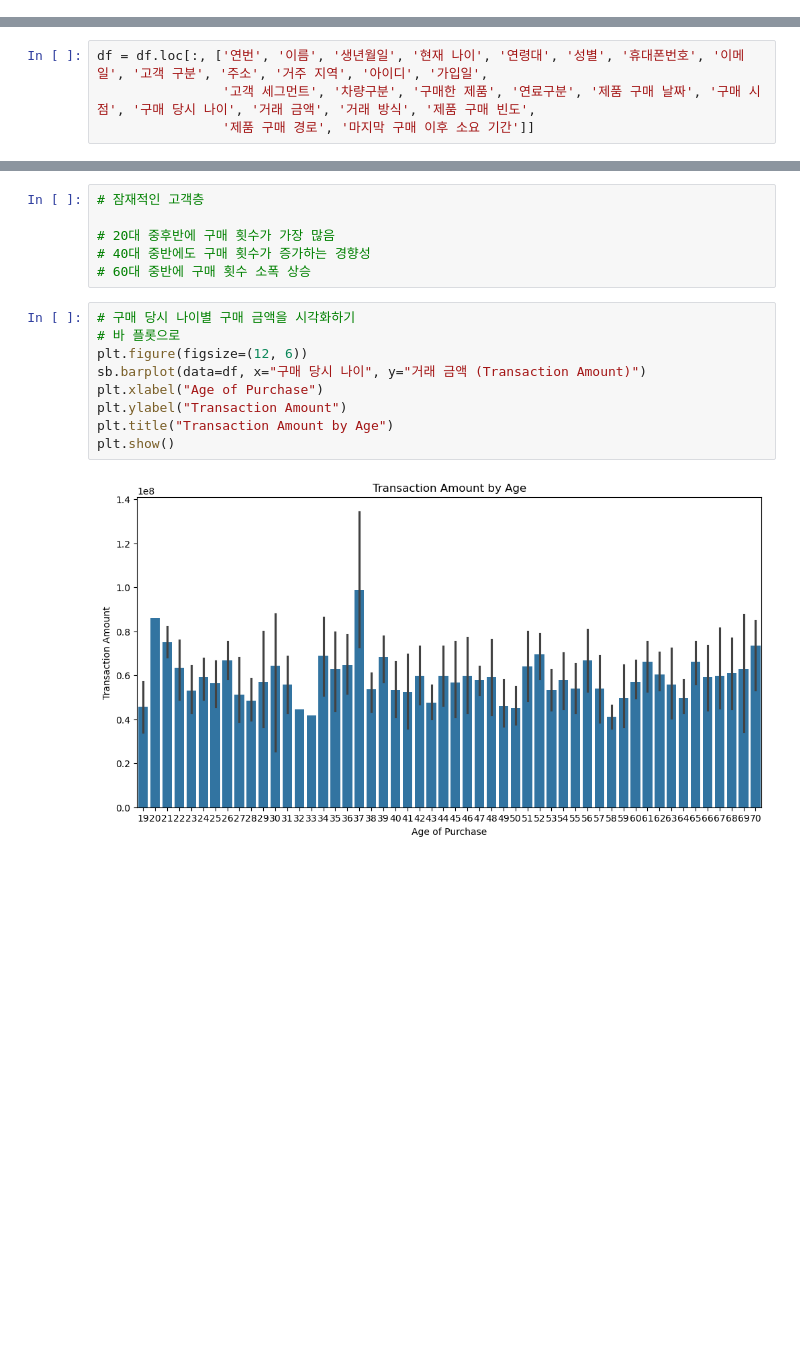
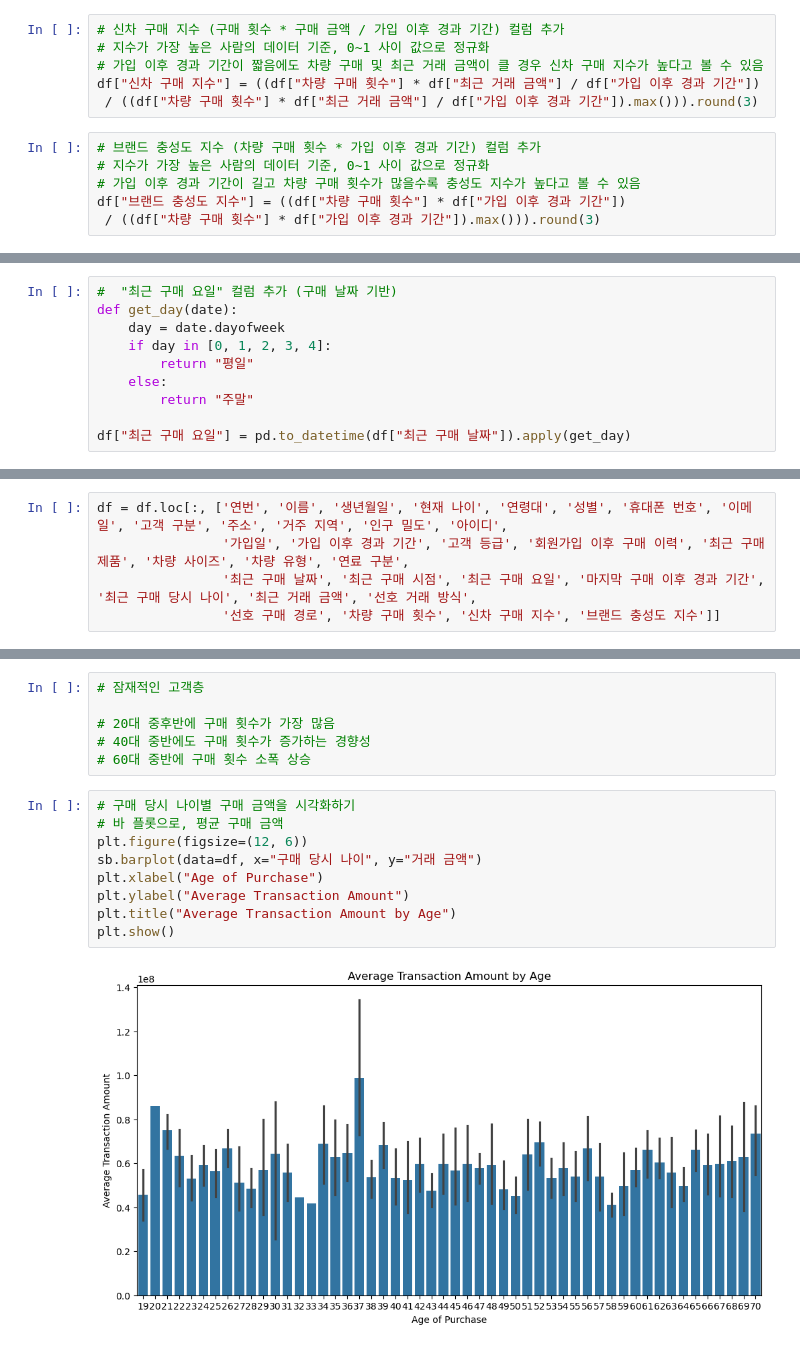
Before and after one commit to codekookiz/mini-project-1, a Jupyter notebook: analysis.ipynb, the cells around one changed output, grey strips where cells are left out. Drawn from its saved outputs; the diff is of its cells as text; blank space fills up the shorter version.

```diff
--- a/analysis.ipynb
+++ b/analysis.ipynb
@@ -167,0 +196,12 @@ print(df[["이메일", "고객 구분"]].head())
+# %%
+# 신차 구매 지수 (구매 횟수 * 구매 금액 / 가입 이후 경과 기간) 컬럼 추가
+# 지수가 가장 높은 사람의 데이터 기준, 0~1 사이 값으로 정규화
+# 가입 이후 경과 기간이 짧음에도 차량 구매 및 최근 거래 금액이 클 경우 신차 구매 지수가 높다고 볼 수 있음
+df["신차 구매 지수"] = ((df["차량 구매 횟수"] * df["최근 거래 금액"] / df["가입 이후 경과 기간"])
+ / ((df["차량 구매 횟수"] * df["최근 거래 금액"] / df["가입 이후 경과 기간"]).max())).round(3)
+# %%
+# 브랜드 충성도 지수 (차량 구매 횟수 * 가입 이후 경과 기간) 컬럼 추가
+# 지수가 가장 높은 사람의 데이터 기준, 0~1 사이 값으로 정규화
+# 가입 이후 경과 기간이 길고 차량 구매 횟수가 많을수록 충성도 지수가 높다고 볼 수 있음
+df["브랜드 충성도 지수"] = ((df["차량 구매 횟수"] * df["가입 이후 경과 기간"])
+ / ((df["차량 구매 횟수"] * df["가입 이후 경과 기간"]).max())).round(3)
@@ -168,3 +212,13 @@ print(df[["이메일", "고객 구분"]].head())
+# %%
+#  "최근 구매 요일" 컬럼 추가 (구매 날짜 기반)
+def get_day(date):
+    day = date.dayofweek
+    if day in [0, 1, 2, 3, 4]:
+        return "평일"
+    else:
+        return "주말"
+
+df["최근 구매 요일"] = pd.to_datetime(df["최근 구매 날짜"]).apply(get_day)
 # %%
 # 컬럼별 데이터 타입 확인 -> object는 문자열, int64는 정수
 # 거래 금액은 문자열에서 정수로 바꾸어줄 필요
@@ -197,8 +252,9 @@ Index(['연번', '이름', '생년월일', '성별', '휴대폰번호', '이메
       dtype='object')
 # %%
-df = df.loc[:, ['연번', '이름', '생년월일', '현재 나이', '연령대', '성별', '휴대폰번호', '이메일', '고객 구분', '주소', '거주 지역', '아이디', '가입일',
-                '고객 세그먼트', '차량구분', '구매한 제품', '연료구분', '제품 구매 날짜', '구매 시점', '구매 당시 나이', '거래 금액', '거래 방식', '제품 구매 빈도',
-                '제품 구매 경로', '마지막 구매 이후 소요 기간']]
+df = df.loc[:, ['연번', '이름', '생년월일', '현재 나이', '연령대', '성별', '휴대폰 번호', '이메일', '고객 구분', '주소', '거주 지역', '인구 밀도', '아이디',
+                '가입일', '가입 이후 경과 기간', '고객 등급', '회원가입 이후 구매 이력', '최근 구매 제품', '차량 사이즈', '차량 유형', '연료 구분',
+                '최근 구매 날짜', '최근 구매 시점', '최근 구매 요일', '마지막 구매 이후 경과 기간', '최근 구매 당시 나이', '최근 거래 금액', '선호 거래 방식',
+                '선호 구매 경로', '차량 구매 횟수', '신차 구매 지수', '브랜드 충성도 지수']]
 # %%
 df
 # %% [output]
@@ -237,13 +293,13 @@ plt.show()
 # 60대 중반에 구매 횟수 소폭 상승
 # %%
 # 구매 당시 나이별 구매 금액을 시각화하기
-# 바 플롯으로
+# 바 플롯으로, 평균 구매 금액
 plt.figure(figsize=(12, 6))
-sb.barplot(data=df, x="구매 당시 나이", y="거래 금액 (Transaction Amount)")
+sb.barplot(data=df, x="구매 당시 나이", y="거래 금액")
 plt.xlabel("Age of Purchase")
-plt.ylabel("Transaction Amount")
-plt.title("Transaction Amount by Age")
+plt.ylabel("Average Transaction Amount")
+plt.title("Average Transaction Amount by Age")
 plt.show()
 # %% [output]
-[figure, old version]
+[figure, new version]
 # %%
```
Also changed, not shown: parts of 22 cells of this notebook, 2 other files.
